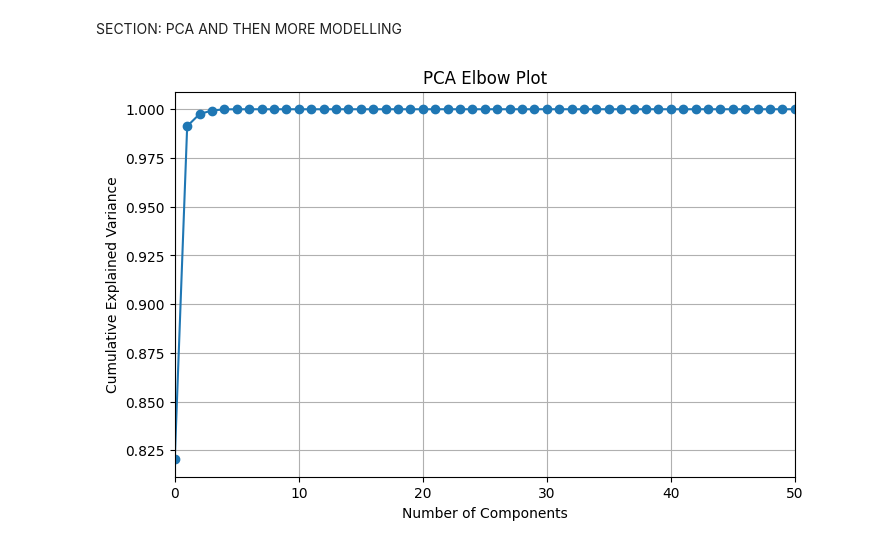
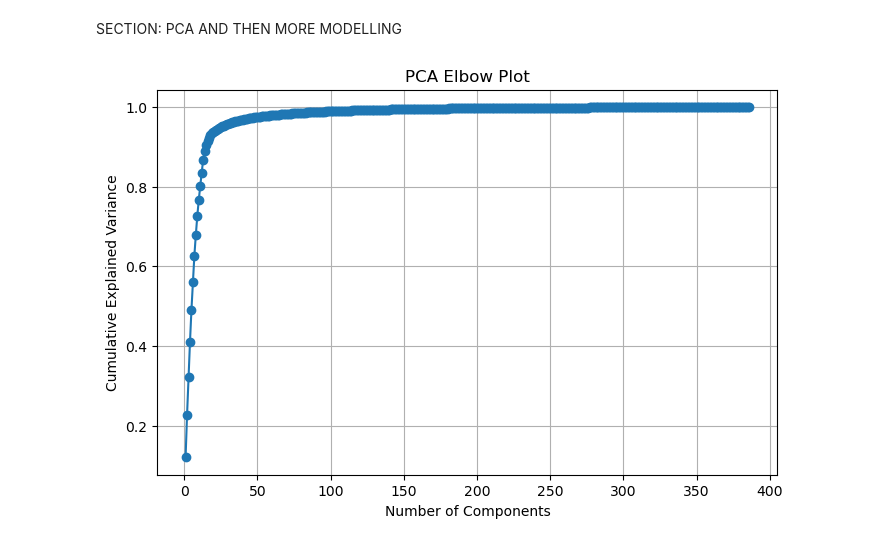
Before and after one commit to pizzeman/Machine_Learning_Project, a Jupyter notebook: chess_project.ipynb, the cells around one changed output. Drawn from its saved outputs; the diff is of its cells as text; code cells hidden in the pictures.

```diff
--- a/chess_project.ipynb
+++ b/chess_project.ipynb
@@ -422,24 +614,47 @@ Test R2: 0.5308565119122342
 # %% [markdown]
 SECTION: PCA AND THEN MORE MODELLING
 # %%
+from sklearn.decomposition import PCA
+from sklearn.preprocessing import StandardScaler
+import numpy as np
+import pandas as pd
+import matplotlib.pyplot as plt
+
+# Separate features from target
+X = df_clean.drop(columns=["white_rating"])
+
+# Identify binary columns (only 0 and 1)
+binary_cols = [col for col in X.columns if set(X[col].unique()).issubset({0,1})]
+non_binary_cols = [col for col in X.columns if col not in binary_cols]
+
+# Scale only non-binary columns
+scaler = StandardScaler()
+X_scaled_part = scaler.fit_transform(X[non_binary_cols])
+
+# Recombine scaled non-binary and original binary features
+X_processed = pd.concat(
+    [
+        pd.DataFrame(X_scaled_part, columns=non_binary_cols, index=X.index),
+        X[binary_cols].reset_index(drop=True)
+    ],
+    axis=1
+)
+
 # PCA
-from sklearn.decomposition import PCA
-
 pca = PCA()
-fitted_data = pca.fit(df_clean)
+pca.fit(X_processed)
 
 # Explained variance
-explained_variance = fitted_data.explained_variance_ratio_
+explained_variance = pca.explained_variance_ratio_
 cumulative_variance = np.cumsum(explained_variance)
 
 # Plot elbow curve
 plt.figure(figsize=(8,5))
-plt.plot(range(len(explained_variance)), cumulative_variance, marker='o')
-plt.xlim(0, 50)
+plt.plot(range(1, len(explained_variance)+1), cumulative_variance, marker='o')
 plt.xlabel("Number of Components")
 plt.ylabel("Cumulative Explained Variance")
 plt.title("PCA Elbow Plot")
 plt.grid(True)
 plt.show()
 # %% [output]
-[figure, old version]
+[figure, new version]
```
Also changed, not shown: parts of 14 cells of this notebook, 20 other files.
